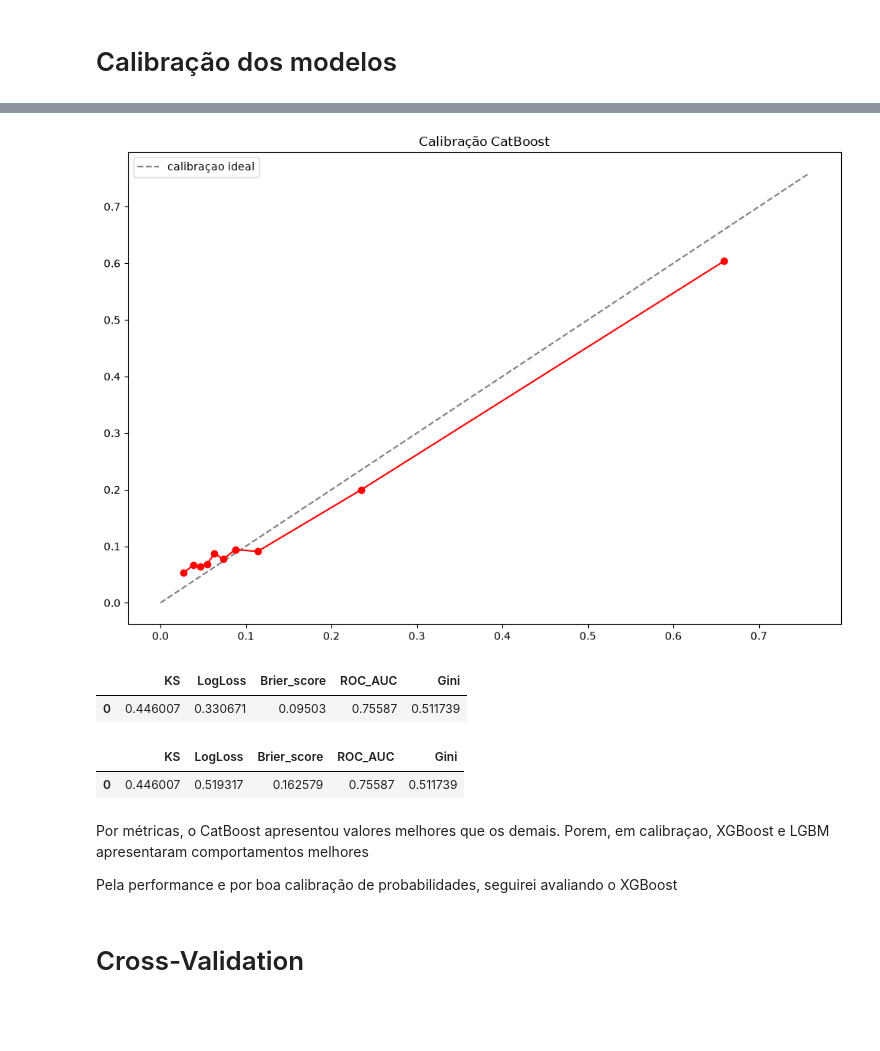
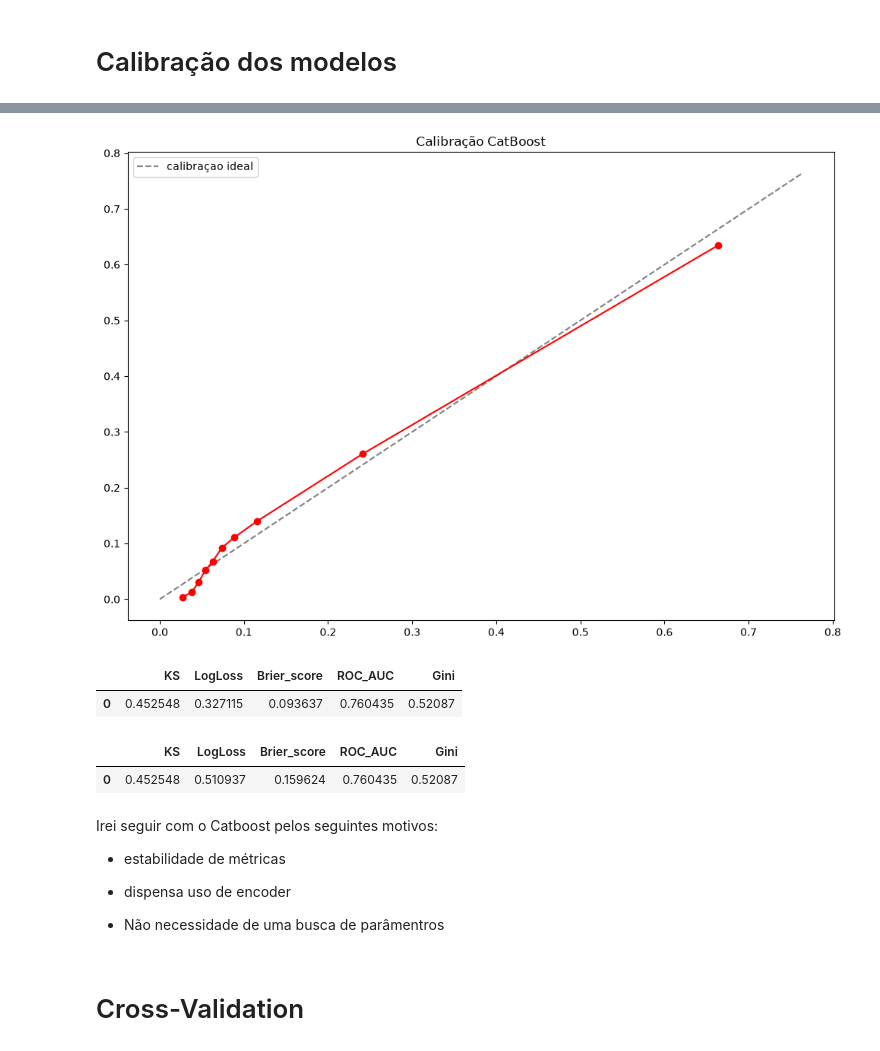
Before and after one commit to WesleySouza13/Case-WeCogno-Credit-application-, a Jupyter notebook: notebooks/03_modeling.ipynb, the cells around one changed output, grey strips where cells are left out. Saved outputs shown, nothing was run; the diff lists cells and outputs as text; code cells hidden in the pictures; blank space fills up the shorter version.

Commit message:
trocando para modelo de CatBoost

```diff
--- a/notebooks/03_modeling.ipynb
+++ b/notebooks/03_modeling.ipynb
@@ -268,10 +310,10 @@ for i, calibration in models.items():
         print(f'calibrando modelo {i}')
         model = clone(pipe).set_params(model=calibration)
         calibrated_model = CalibratedClassifierCV(estimator=model, method='isotonic', cv=5)
-        calibrated_model.fit(X_train, y_train)
-        prob = calibrated_model.predict_proba(X_test)[:,1]
-        print(metrics(y_test, prob))
-        prob_true, prob_pred = calibration_curve(y_test, prob, n_bins=10, strategy='quantile')
+        calibrated_model.fit(X_t, y_t)
+        prob = calibrated_model.predict_proba(X_val)[:,1]
+        print(metrics(y_val, prob))
+        prob_true, prob_pred = calibration_curve(y_val, prob, n_bins=10, strategy='quantile')
         results[i] = {
         'modelo': calibrated_model,
         'prob_calibrada': prob,
@@ -307,22 +349,22 @@ And if memory is not enough, you can set `force_col_wise=true`.
 # %%
 # calibrando catboost
 catboost = CatBoostClassifier(random_state=42,verbose=0, iterations=1000, auto_class_weights='Balanced').fit(X_train, y_train, cat_features=list(cat_cols))
 prob_pred = catboost.predict_proba(X_test)[:,1]
 calibrated_model = CalibratedClassifierCV(FrozenEstimator(catboost), method='sigmoid', cv=5)
-calibrated_model.fit(X_train, y_train)
-prob = calibrated_model.predict_proba(X_test)[:,1]
-prob_true, prob_pred = calibration_curve(y_test, prob, n_bins=10, strategy='quantile')
+calibrated_model.fit(X_t, y_t)
+prob = calibrated_model.predict_proba(X_val)[:,1]
+prob_true, prob_pred = calibration_curve(y_val, prob, n_bins=10, strategy='quantile')
 
 # plotando curva de calibraçao
 plt.figure(figsize=(12,8))
 plt.title('Calibração CatBoost')
 lim = max(prob_pred.max(), prob_true.max()) * 1.15
 plt.plot([0,lim],[0,lim], linestyle='--', color='gray', label='calibraçao ideal')
 plt.plot(prob_pred, prob_true, marker='o', color='red')
 plt.legend()
 plt.show()
 # %% [output]
-[figure, old version]
+[figure, new version]
 # %%
 prob1_catboost = calibrated_model.predict_proba(X_test)[:,1]
 prob2_catboost = catboost.predict_proba(X_test)[:,1]
@@ -330,10 +372,6 @@ display(metrics(y_test, prob1_catboost))
 display(metrics(y_test, prob2_catboost))
 # %% [output]
 |  | KS | LogLoss | Brier_score | ROC_AUC | Gini |
-| 0 | 0.446007 | 0.330671 | 0.09503 | 0.75587 | 0.511739 |
+| 0 | 0.452548 | 0.327115 | 0.093637 | 0.760435 | 0.52087 |
 |  | KS | LogLoss | Brier_score | ROC_AUC | Gini |
-| 0 | 0.446007 | 0.519317 | 0.162579 | 0.75587 | 0.511739 |
+| 0 | 0.452548 | 0.510937 | 0.159624 | 0.760435 | 0.52087 |
-# %% [markdown]
-Por métricas, o CatBoost apresentou valores melhores que os demais. Porem, em calibraçao, XGBoost e LGBM apresentaram comportamentos melhores
-
-Pela performance e por boa calibração de probabilidades, seguirei avaliando o XGBoost
@@ -346,3 +378,11 @@ Xgboost_cal = CalibratedClassifierCV(estimator=Xgboost, method='isotonic', cv=10
+# %% [markdown]
+Irei seguir com o Catboost pelos seguintes motivos:
+
+- estabilidade de métricas
+
+- dispensa uso de encoder
+
+- Não necessidade de uma busca de parâmentros
 # %% [markdown]
 # Cross-Validation
 # %% [markdown]
```
Also changed, not shown: parts of 33 cells of this notebook, 21 other files.
